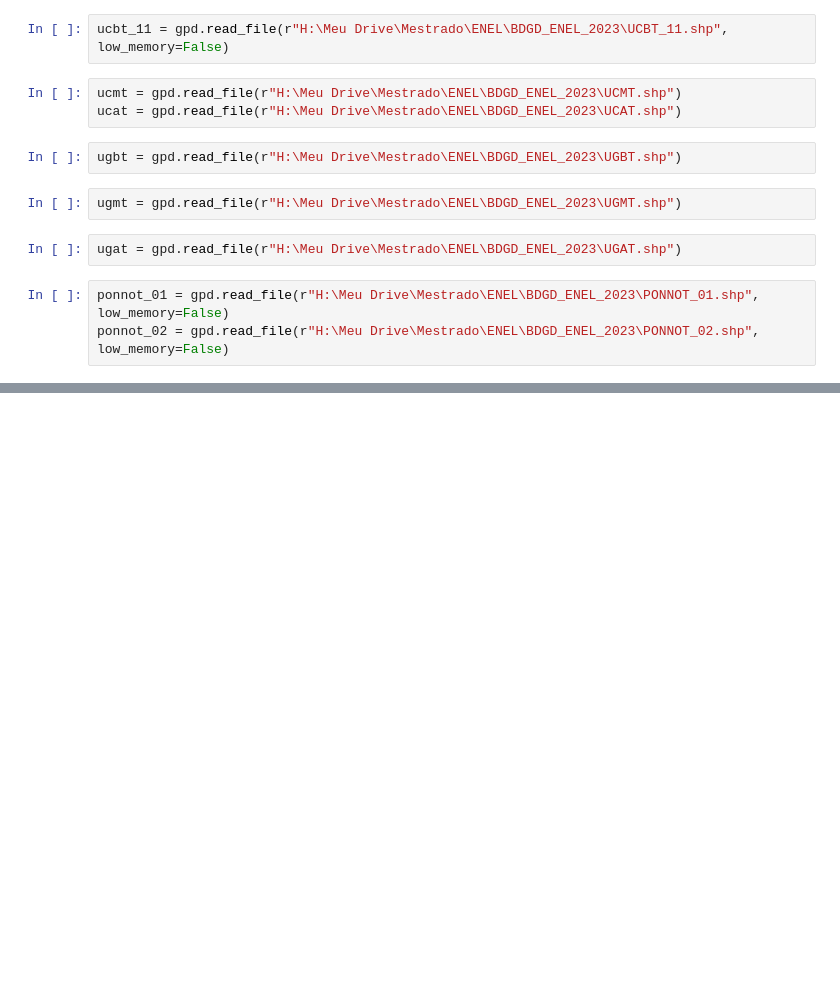
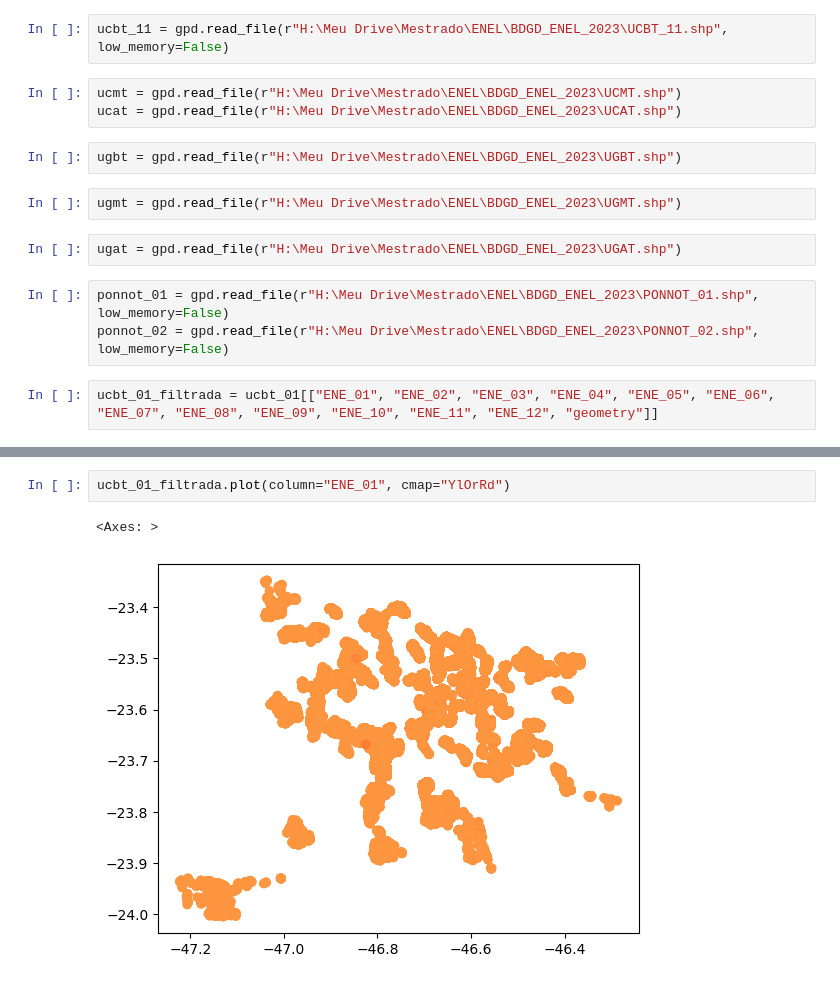
Before and after one commit to joaovalves1104/CEAMAZON-ENEL, a Jupyter notebook: analise_bdgd_2023.ipynb, the cells around one changed output, grey strips where cells are left out. Drawn from its saved outputs; the diff is of its cells as text; blank space fills up the shorter version.

```diff
--- a/analise_bdgd_2023.ipynb
+++ b/analise_bdgd_2023.ipynb
@@ -38,3 +41,5 @@ ugat = gpd.read_file(r"H:\Meu Drive\Mestrado\ENEL\BDGD_ENEL_2023\UGAT.shp")
 # %%
 ponnot_01 = gpd.read_file(r"H:\Meu Drive\Mestrado\ENEL\BDGD_ENEL_2023\PONNOT_01.shp", low_memory=False)
 ponnot_02 = gpd.read_file(r"H:\Meu Drive\Mestrado\ENEL\BDGD_ENEL_2023\PONNOT_02.shp", low_memory=False)
+# %%
+ucbt_01_filtrada = ucbt_01[["ENE_01", "ENE_02", "ENE_03", "ENE_04", "ENE_05", "ENE_06", "ENE_07", "ENE_08", "ENE_09", "ENE_10", "ENE_11", "ENE_12", "geometry"]]
@@ -40,0 +59,5 @@ ponnot_02 = gpd.read_file(r"H:\Meu Drive\Mestrado\ENEL\BDGD_ENEL_2023\PONNOT_02.
+# %%
+ucbt_01_filtrada.plot(column="ENE_01", cmap="YlOrRd")
+# %% [output]
+<Axes: >
+[figure, added]
```
Also changed, not shown: parts of 11 cells of this notebook, 7 other files.
